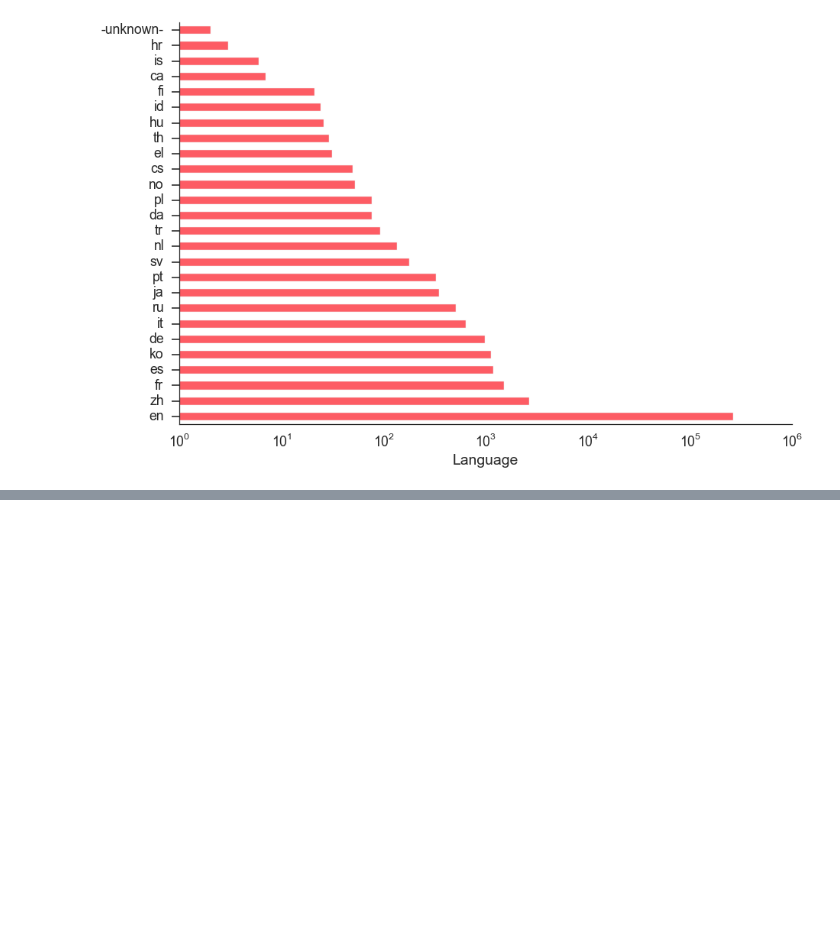
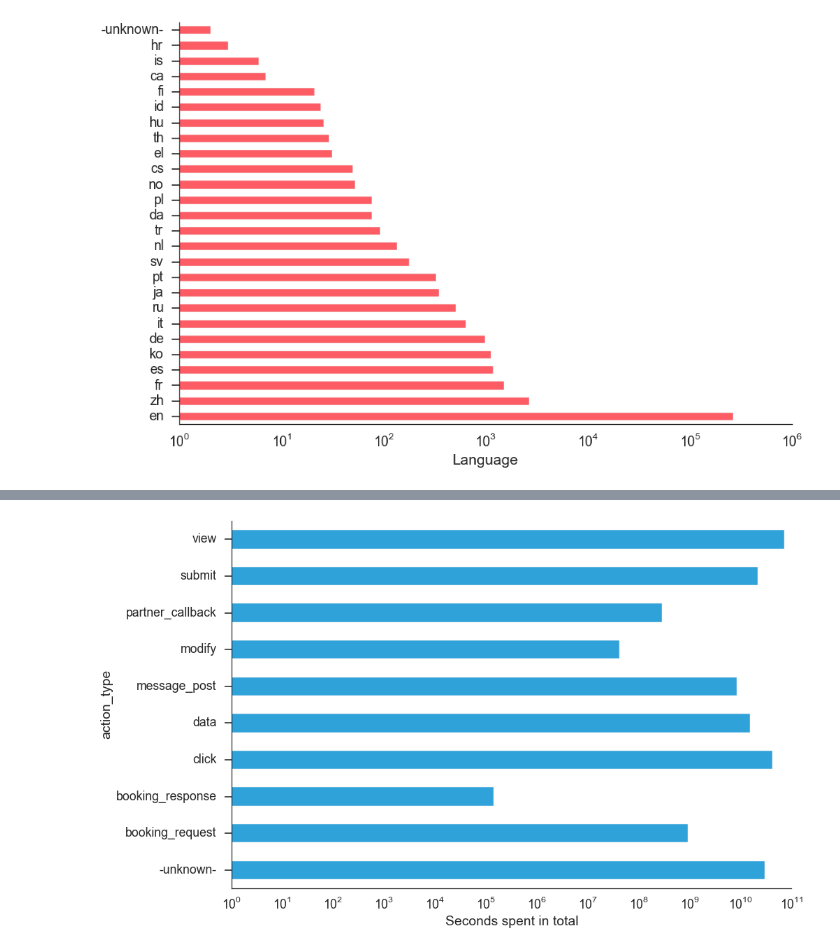
Before and after one commit to afcarl/Airbnb-New-User-Bookings, a Jupyter notebook: code/data_explorer.ipynb, the cells around one changed output, grey strips where cells are left out. Drawn from its saved outputs; the diff is of its cells as text; code cells hidden in the pictures; blank space fills up the shorter version.

```diff
--- a/code/data_explorer.ipynb
+++ b/code/data_explorer.ipynb
@@ -280,0 +305,7 @@ sns.despine()
+# %%
+sessions.groupby('action_type').secs_elapsed.sum().plot(kind='barh', log=True, rot=0)
+plt.xlabel('Seconds spent in total')
+sns.despine()
+plt.show()
+# %% [output]
+[figure, added]
```
Also changed, not shown: parts of 14 cells of this notebook, 1 other file.
